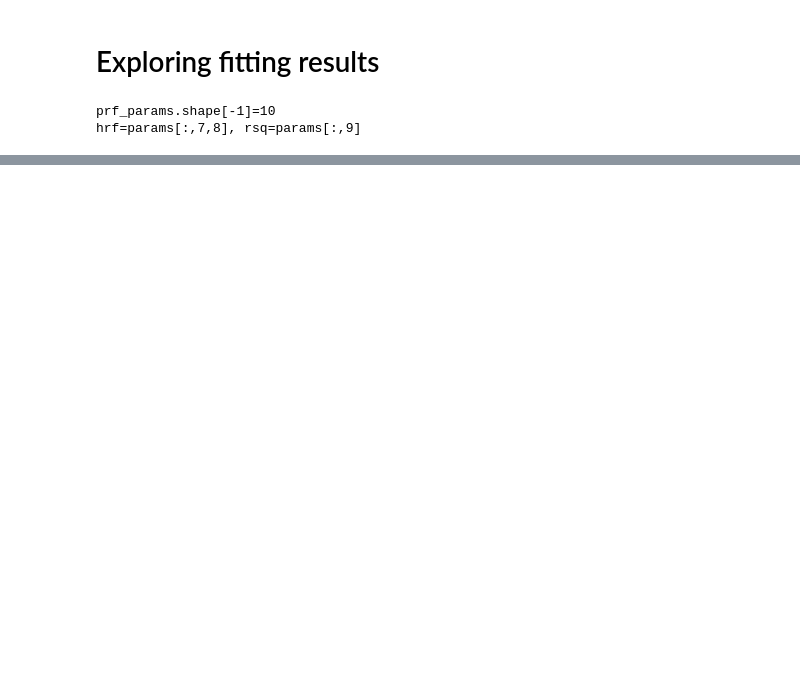
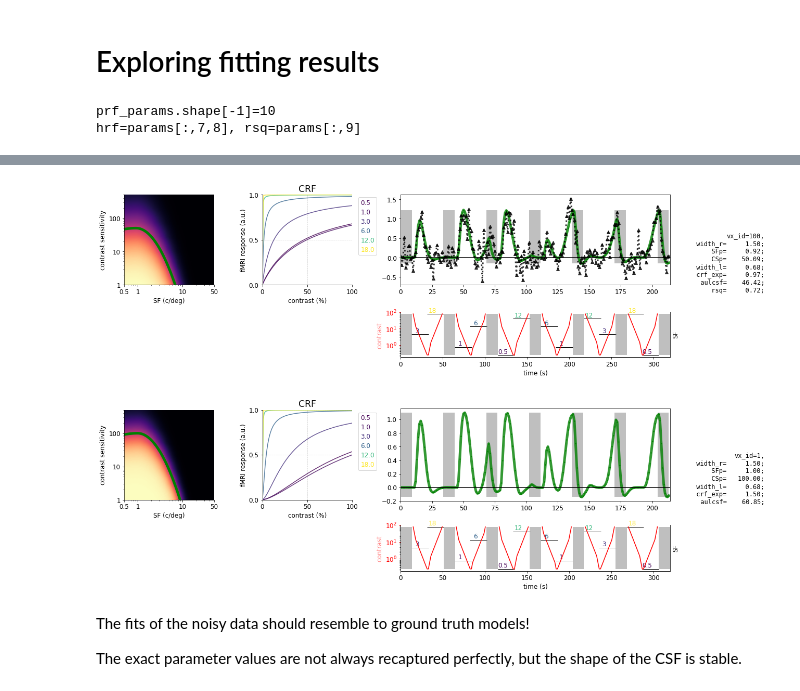
Before and after one commit to spinoza-centre/prfpy_csenf, a Jupyter notebook: eg_notebook.ipynb, the cells around one changed output, grey strips where cells are left out. Saved outputs shown, nothing was run; the diff lists cells and outputs as text; code cells hidden in the pictures; blank space fills up the shorter version.

```diff
--- a/eg_notebook.ipynb
+++ b/eg_notebook.ipynb
@@ -376,0 +382,21 @@ For a more systematic, rigorous testing of the ability of the model to capture d
+# %%
+# Now look at ground truth model 1
+ground_truth_model = 1 # Which ground truth model do we want to look at?
+
+noisy_fit_ids = csf_model_index==ground_truth_model # which of our noisy fits correspond to this model?
+# Of these which has a good fit!
+fit_to_compare = (csenf_plot_fit.pd_params['rsq']>0.7) & noisy_fit_ids
+fit_to_compare = np.where(fit_to_compare)[0][0]
+
+# Compare the fit (green) vs the dotted line black line (data)
+_ = csenf_plot_fit.csf_ts_plot(fit_to_compare)
+
+# Now lets look at the original "ground truth" model
+_ = csenf_plot.csf_ts_plot(ground_truth_model)
+# %% [output]
+[figure, added]
+[figure, added]
+# %% [markdown]
+The fits of the noisy data should resemble to ground truth models!
+
+The exact parameter values are not always recaptured perfectly, but the shape of the CSF is stable.
```
Also changed, not shown: parts of 6 cells of this notebook.
